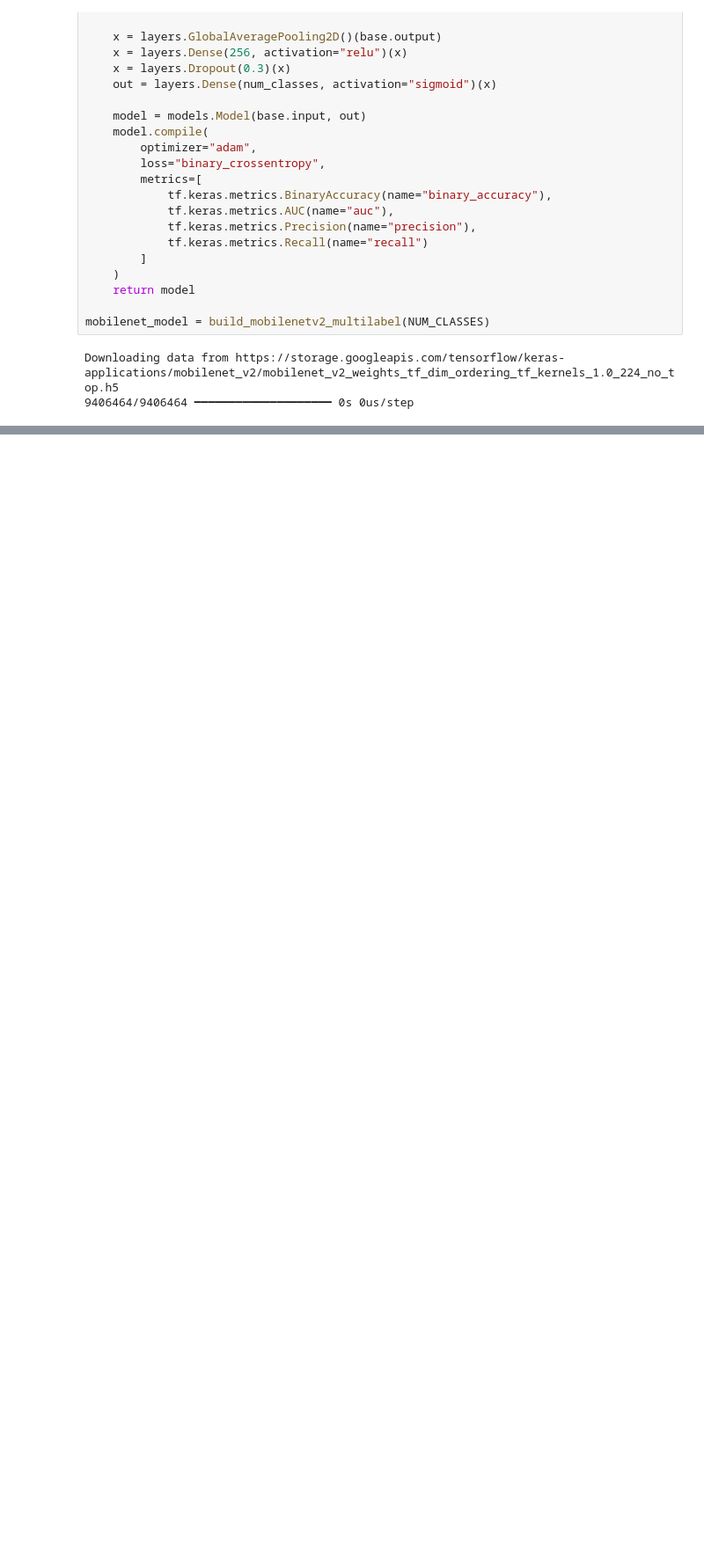
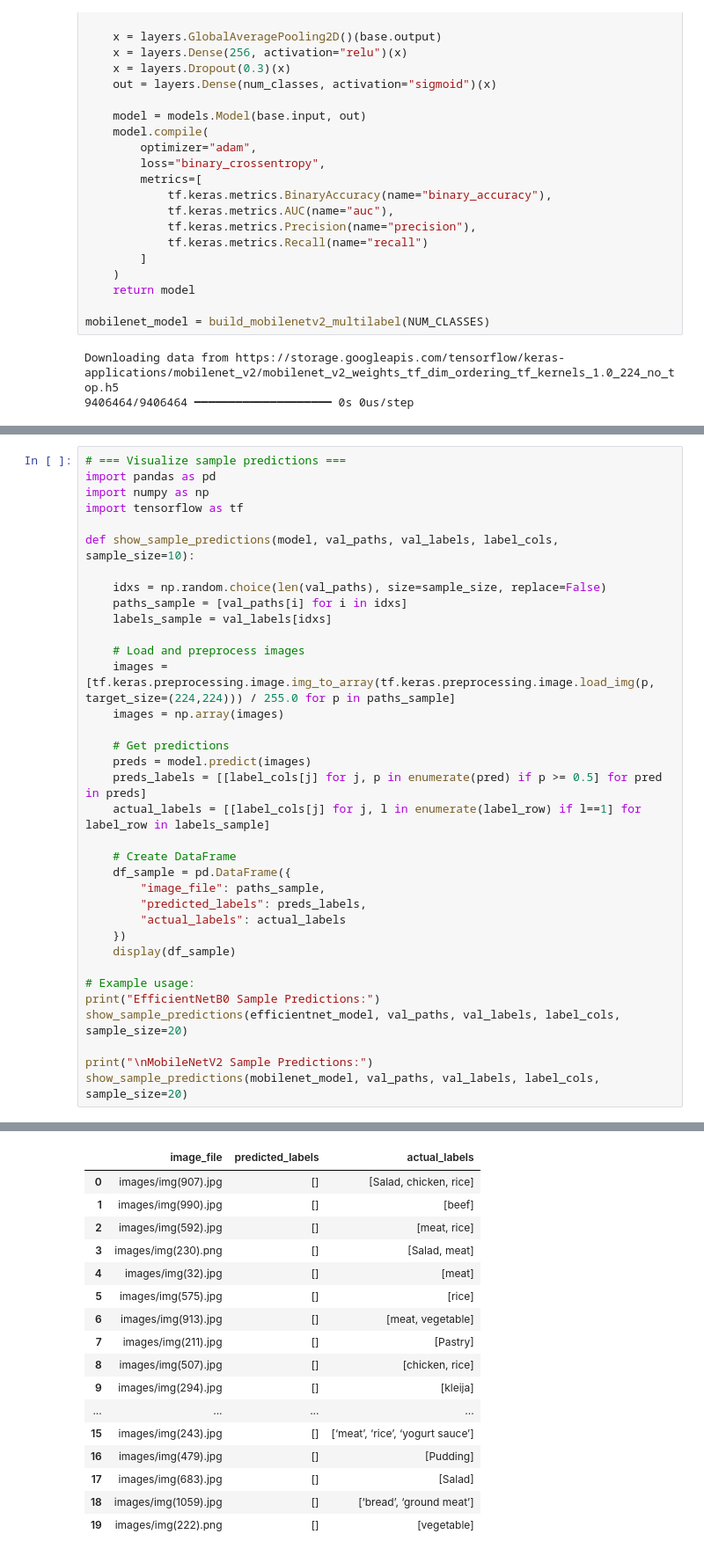
Before and after one commit to NoraHK3/DataSciProject, a Jupyter notebook: Model_Attempt2.ipynb, the cells around one changed output, grey strips where cells are left out. Shown at 88% size. Drawn from its saved outputs; the diff is of its cells as text; blank space fills up the shorter version.

```diff
--- a/Model_Attempt2.ipynb
+++ b/Model_Attempt2.ipynb
@@ -284,0 +314,36 @@ plot_history(history_mobilenet, "MobileNetV2")
+# %%
+# === Visualize sample predictions ===
+import pandas as pd
+import numpy as np
+import tensorflow as tf
+
+def show_sample_predictions(model, val_paths, val_labels, label_cols, sample_size=10):
+
+    idxs = np.random.choice(len(val_paths), size=sample_size, replace=False)
+    paths_sample = [val_paths[i] for i in idxs]
+    labels_sample = val_labels[idxs]
+
+    # Load and preprocess images
+    images = [tf.keras.preprocessing.image.img_to_array(tf.keras.preprocessing.image.load_img(p, target_size=(224,224))) / 255.0 for p in paths_sample]
+    images = np.array(images)
+
+    # Get predictions
+    preds = model.predict(images)
+    preds_labels = [[label_cols[j] for j, p in enumerate(pred) if p >= 0.5] for pred in preds]
+    actual_labels = [[label_cols[j] for j, l in enumerate(label_row) if l==1] for label_row in labels_sample]
+
+    # Create DataFrame
+    df_sample = pd.DataFrame({
+        "image_file": paths_sample,
+        "predicted_labels": preds_labels,
+        "actual_labels": actual_labels
+    })
+    display(df_sample)
+
+# Example usage:
+print("EfficientNetB0 Sample Predictions:")
+show_sample_predictions(efficientnet_model, val_paths, val_labels, label_cols, sample_size=20)
+
+print("\nMobileNetV2 Sample Predictions:")
+show_sample_predictions(mobilenet_model, val_paths, val_labels, label_cols, sample_size=20)
+# %% [output]
@@ -284,0 +352,17 @@ plot_history(history_mobilenet, "MobileNetV2")
+|  | image_file | predicted_labels | actual_labels |
+| 0 | images/img(907).jpg | [] | [Salad, chicken, rice] |
+| 1 | images/img(990).jpg | [] | [beef] |
+| 2 | images/img(592).jpg | [] | [meat, rice] |
+| 3 | images/img(230).png | [] | [Salad, meat] |
+| 4 | images/img(32).jpg | [] | [meat] |
+| 5 | images/img(575).jpg | [] | [rice] |
+| 6 | images/img(913).jpg | [] | [meat, vegetable] |
+| 7 | images/img(211).jpg | [] | [Pastry] |
+| 8 | images/img(507).jpg | [] | [chicken, rice] |
+| 9 | images/img(294).jpg | [] | [kleija] |
+| ... | ... | ... | ... |
+| 15 | images/img(243).jpg | [] | [‘meat’, ‘rice’, ‘yogurt sauce’] |
+| 16 | images/img(479).jpg | [] | [Pudding] |
+| 17 | images/img(683).jpg | [] | [Salad] |
+| 18 | images/img(1059).jpg | [] | [‘bread’, ‘ground meat’] |
+| 19 | images/img(222).png | [] | [vegetable] |
```
Also changed, not shown: parts of 2 cells of this notebook.
